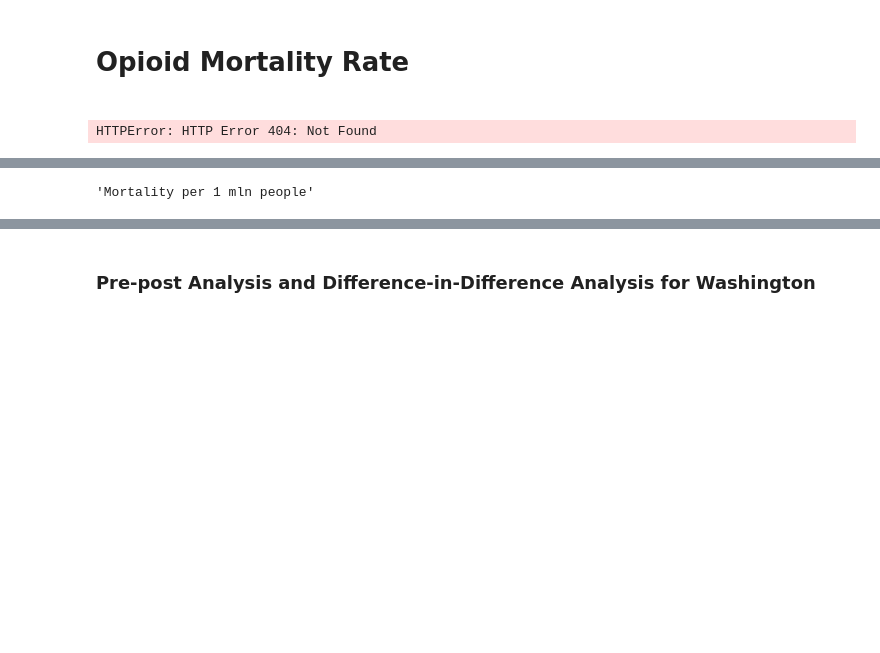
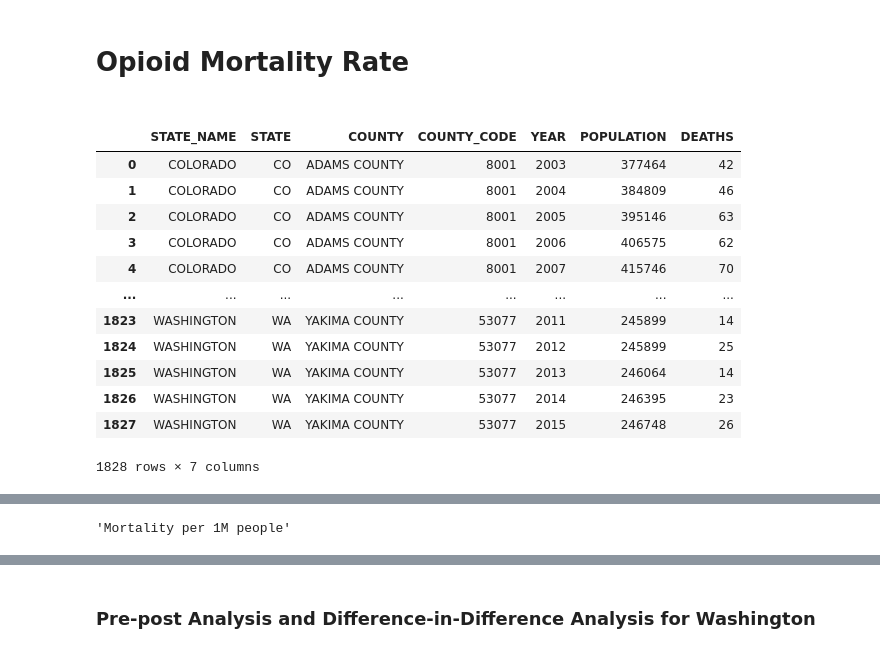
Before and after one commit to Ramil-cyber/IDS_720_Practical_Data_Science_Final_Project_Opioids, a Jupyter notebook: 02_Codes/mortality_EDA/mortality_eda_final.ipynb, the cells around one changed output, grey strips where cells are left out. Saved outputs shown, nothing was run; the diff lists cells and outputs as text; code cells hidden in the pictures; blank space fills up the shorter version.

```diff
--- a/02_Codes/mortality_EDA/mortality_eda_final.ipynb
+++ b/02_Codes/mortality_EDA/mortality_eda_final.ipynb
@@ -11,13 +11,25 @@ import matplotlib.lines as mlines
 # %%
 # Reading the mortality dataset
 pd.set_option("display.max_columns", None)
 
 mortality_data = pd.read_csv(
-    "https://raw.githubusercontent.com/MIDS-at-Duke/opioids-2024-optoid-drug-mortality-group5/refs/heads/main/01_Data/03_Results/mortality_population.csv?token=GHSAT0AAAAAACZHZQISREBH4SXLSQQMVSX2Z2EGWKQ"
+    "https://raw.githubusercontent.com/MIDS-at-Duke/opioids-2024-optoid-drug-mortality-group5/refs/heads/main/01_Data/03_Results/mortality_population.csv?token=GHSAT0AAAAAACZHZQITMKRI5DIHIKSEVMM2Z2WLSDA"
 )
 mortality_data
 # %% [output]
+|  | STATE_NAME | STATE | COUNTY | COUNTY_CODE | YEAR | POPULATION | DEATHS |
+| 0 | COLORADO | CO | ADAMS COUNTY | 8001 | 2003 | 377464 | 42 |
+| 1 | COLORADO | CO | ADAMS COUNTY | 8001 | 2004 | 384809 | 46 |
+| 2 | COLORADO | CO | ADAMS COUNTY | 8001 | 2005 | 395146 | 63 |
+| 3 | COLORADO | CO | ADAMS COUNTY | 8001 | 2006 | 406575 | 62 |
+| 4 | COLORADO | CO | ADAMS COUNTY | 8001 | 2007 | 415746 | 70 |
+| ... | ... | ... | ... | ... | ... | ... | ... |
+| 1823 | WASHINGTON | WA | YAKIMA COUNTY | 53077 | 2011 | 245899 | 14 |
+| 1824 | WASHINGTON | WA | YAKIMA COUNTY | 53077 | 2012 | 245899 | 25 |
+| 1825 | WASHINGTON | WA | YAKIMA COUNTY | 53077 | 2013 | 246064 | 14 |
+| 1826 | WASHINGTON | WA | YAKIMA COUNTY | 53077 | 2014 | 246395 | 23 |
+| 1827 | WASHINGTON | WA | YAKIMA COUNTY | 53077 | 2015 | 246748 | 26 |
-HTTPError: HTTP Error 404: Not Found
+1828 rows × 7 columns
 # %%
 # Createing 'MORTALITY_DATA' column
 mortality_data["MORTALITY_DATA"] = (
@@ -46,10 +58,10 @@ norm_mort_mult = 1000000
 mortality_data["MORM_MORT_MULT"] = mortality_data["MORTALITY_DATA"] * norm_mort_mult
 
 # Seting the label for the y-axis, formatted with the normalization factor
-ylabels = f"Mortality per 1 mln people"
+ylabels = f"Mortality per 1M people"
 ylabels
 # %% [output]
-'Mortality per 1 mln people'
+'Mortality per 1M people'
 # %%
 mortality_data
 # %% [output]
```
Also changed, not shown: parts of 9 cells of this notebook, 5 other files.
